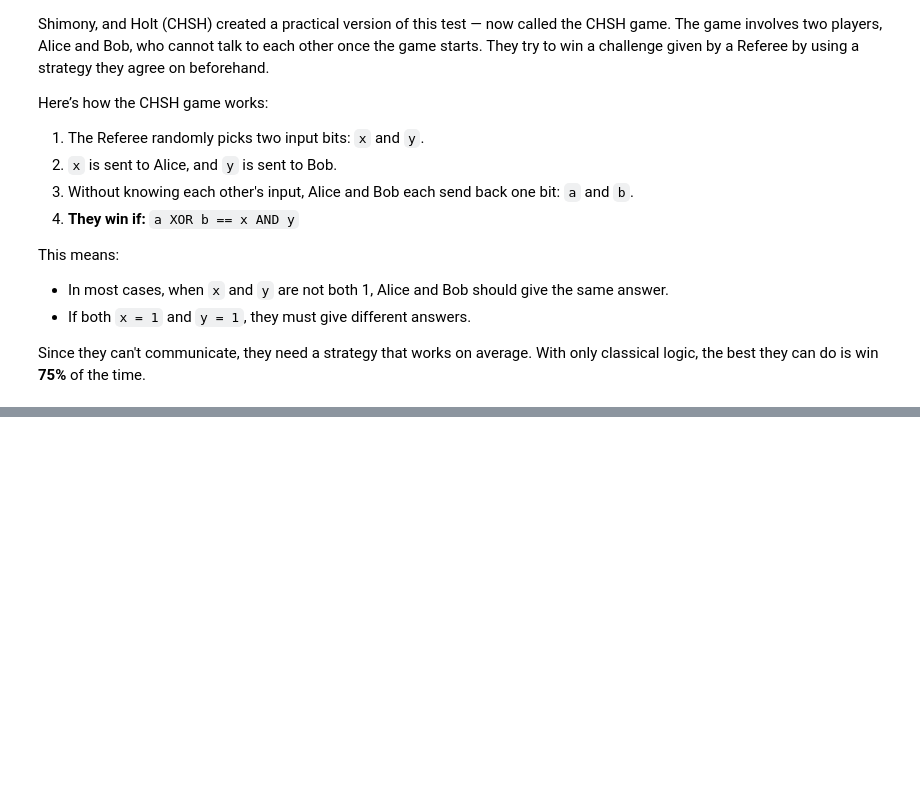
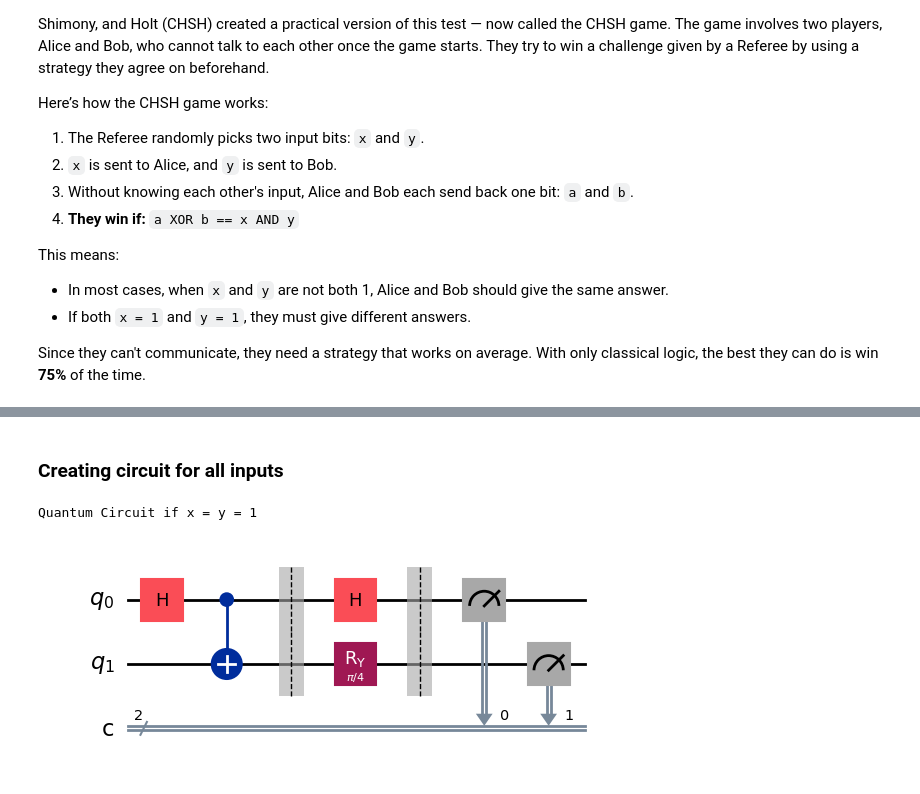
Before and after one commit to ali-tayyab/Recreating-the-Famous-Quantum-Experiments-with-Qiskit, a Jupyter notebook: entanglement.ipynb, the cells around one changed output, grey strips where cells are left out. Drawn from its saved outputs; the diff is of its cells as text; code cells hidden in the pictures; blank space fills up the shorter version.

Commit message:
CHSH Game and Quantum Entanglement

```diff
--- a/entanglement.ipynb
+++ b/entanglement.ipynb
@@ -51,0 +65,36 @@ import io
+# %%
+def chsh_game(x,y):
+    qc = QuantumCircuit(2, 2, name = f'CHSH_{x}{y}')
+    # First, Create the Bell State
+    qc.h(0)                    # put in superposition
+    qc.cx(0,1)
+    qc.barrier()
+    # Alice's measurement basis
+    if x==1:
+        qc.h(0)
+    # Bob's measurement basis
+    if y==0:
+        qc.ry(-np.pi / 4, 1)
+    else:
+        qc.ry(np.pi / 4, 1)
+    qc.barrier()
+
+    qc.measure([0,1],[0,1])
+    return qc
+# %% [markdown]
+### **Creating circuit for all inputs**
+# %%
+circuits = []
+input_vals = []
+for x_in in [0,1]:
+    for y_in in [0,1]:
+        input_vals.append((x_in , y_in))
+        circuits.append(chsh_game(x_in, y_in))
+print("Quantum Circuit if x = y = 1")
+if len(circuits) == 4:
+    display(circuits[3].draw('mpl')) # (x,y) = (1,1)
+else:
+    print("Circuits not generated")
+# %% [output]
+Quantum Circuit if x = y = 1
+[figure, added]
```
Also changed, not shown: parts of 9 cells of this notebook, 4 other files.
